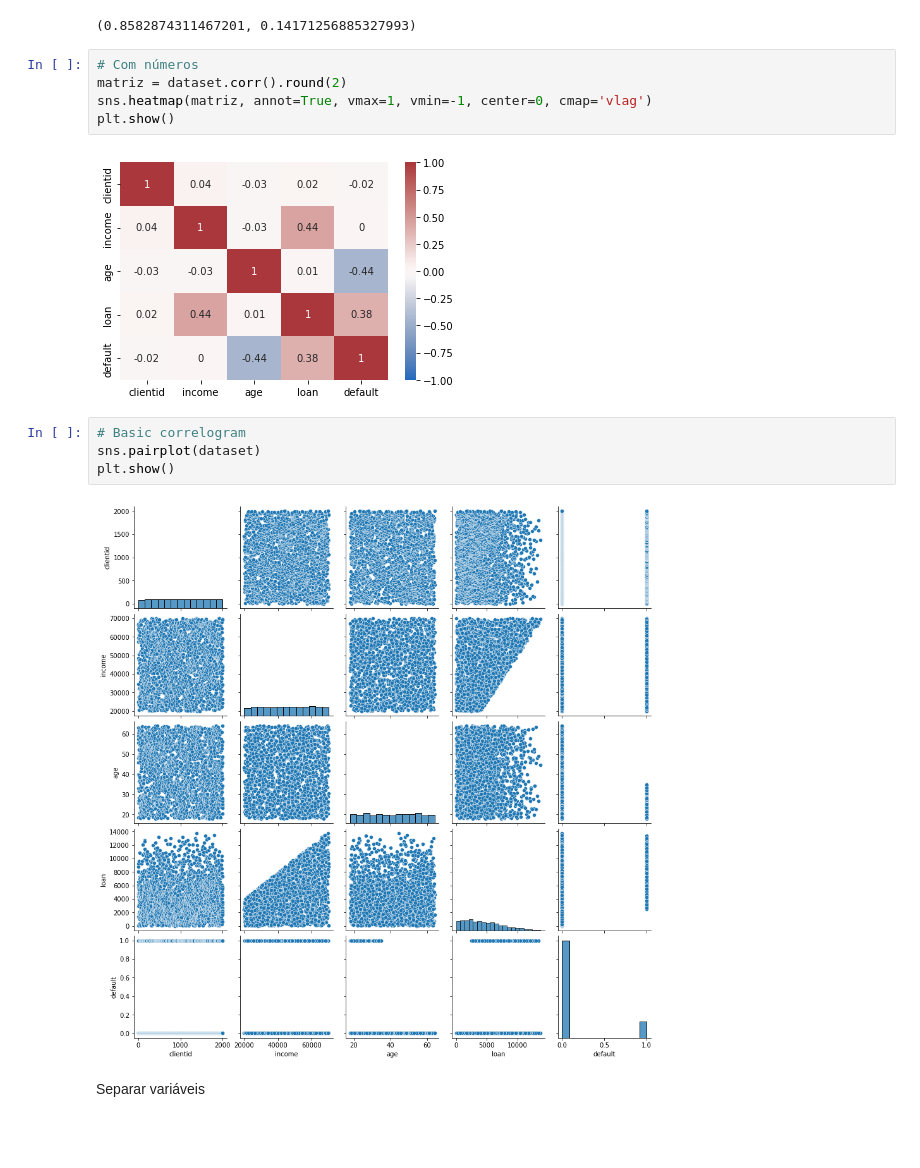
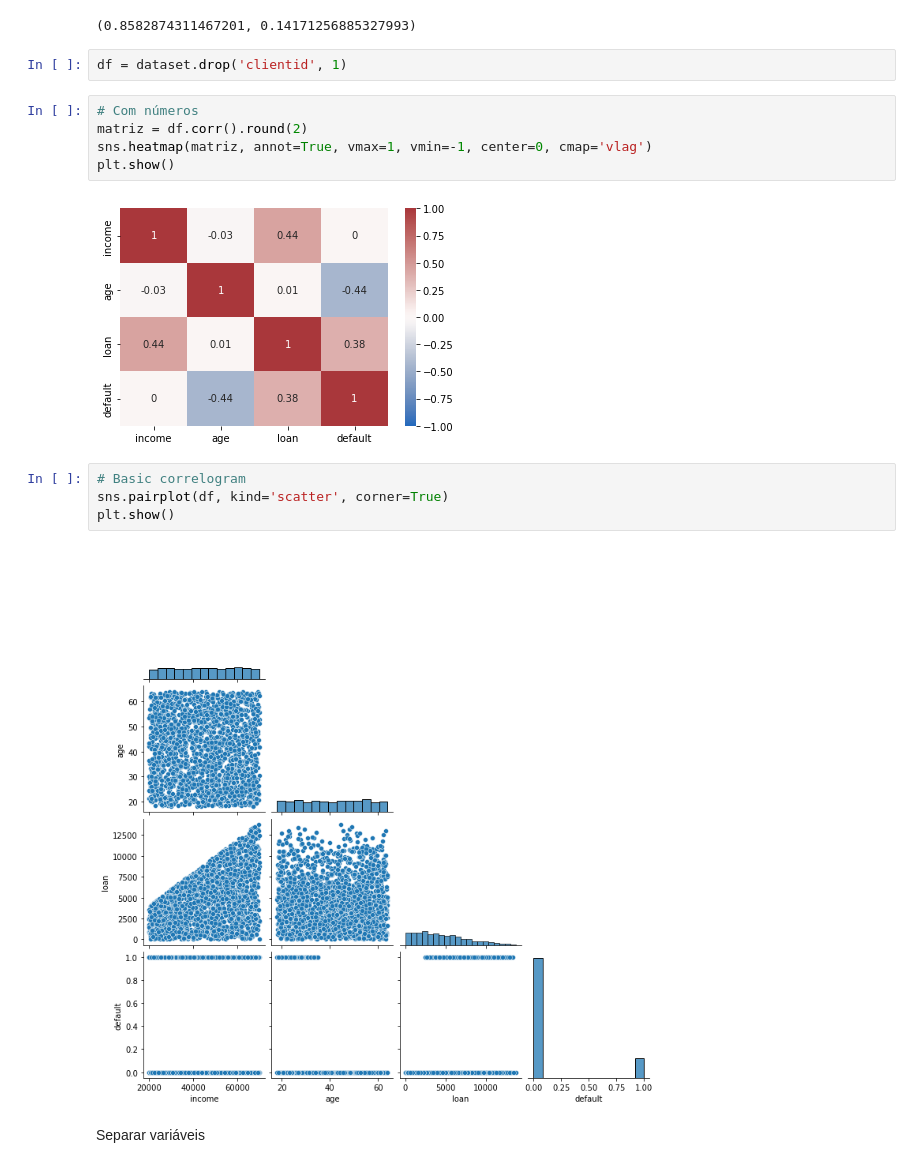
Before and after one commit to fernandovieira1/estat_ML, a Jupyter notebook: pop_amostra_classif_naive_bayes.ipynb, the cells around one changed output. Drawn from its saved outputs; the diff is of its cells as text; blank space fills up the shorter version.

```diff
--- a/pop_amostra_classif_naive_bayes.ipynb
+++ b/pop_amostra_classif_naive_bayes.ipynb
@@ -115,19 +115,21 @@ np.unique(dataset['default'].values, return_counts=True)
 1714/1997, 283/1997
 # %% [output]
 (0.8582874311467201, 0.14171256885327993)
+# %%
+df = dataset.drop('clientid', 1)
 # %%
 # Com números
-matriz = dataset.corr().round(2)
+matriz = df.corr().round(2)
 sns.heatmap(matriz, annot=True, vmax=1, vmin=-1, center=0, cmap='vlag')
 plt.show()
 # %% [output]
-[figure, old version]
+[figure, new version]
 # %%
 # Basic correlogram
-sns.pairplot(dataset)
+sns.pairplot(df, kind='scatter', corner=True)
 plt.show()
 # %% [output]
-[figure, old version]
+[figure, new version]
 # %% [markdown]
 Separar variáveis
 # %%
```
Also changed, not shown: parts of 19 cells of this notebook.
